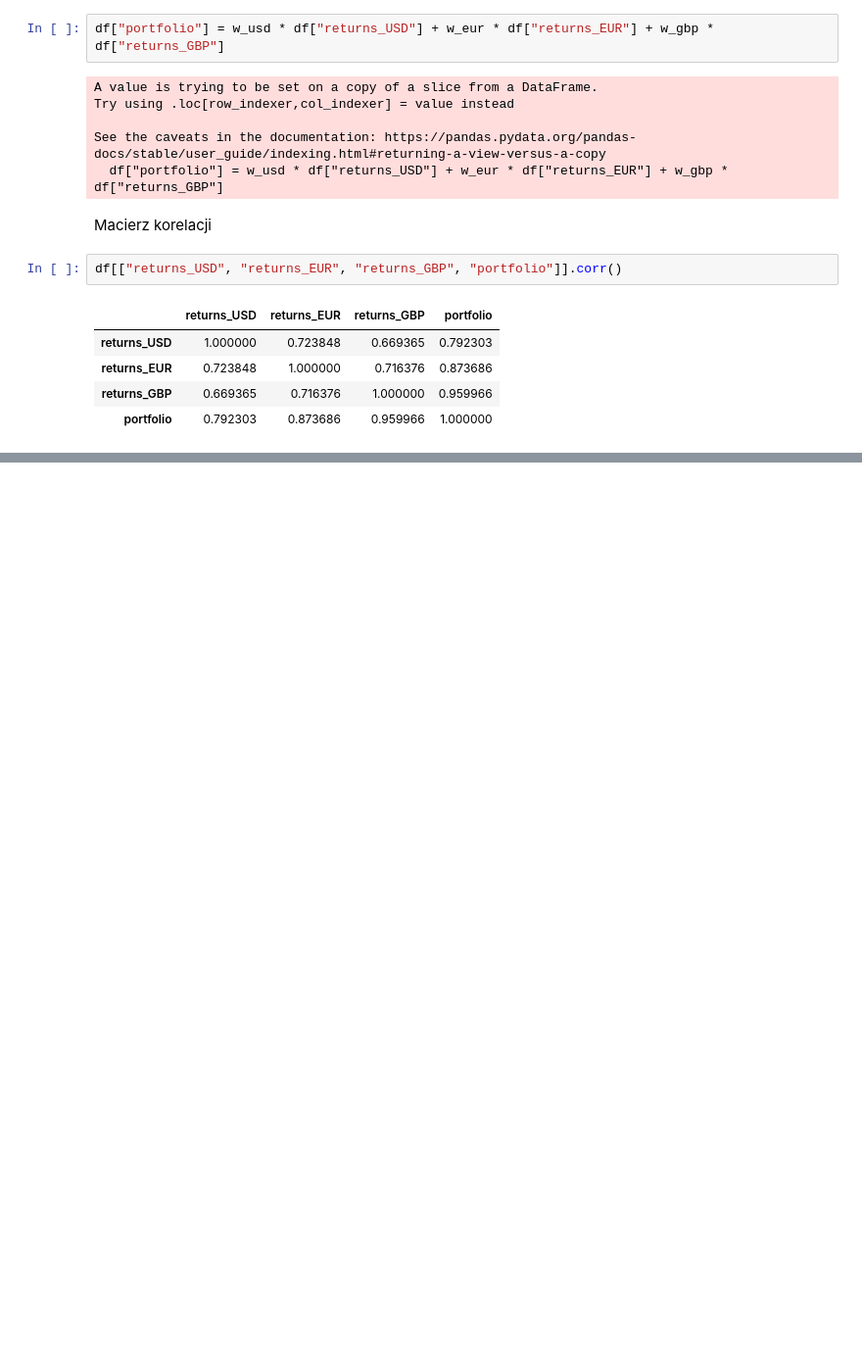
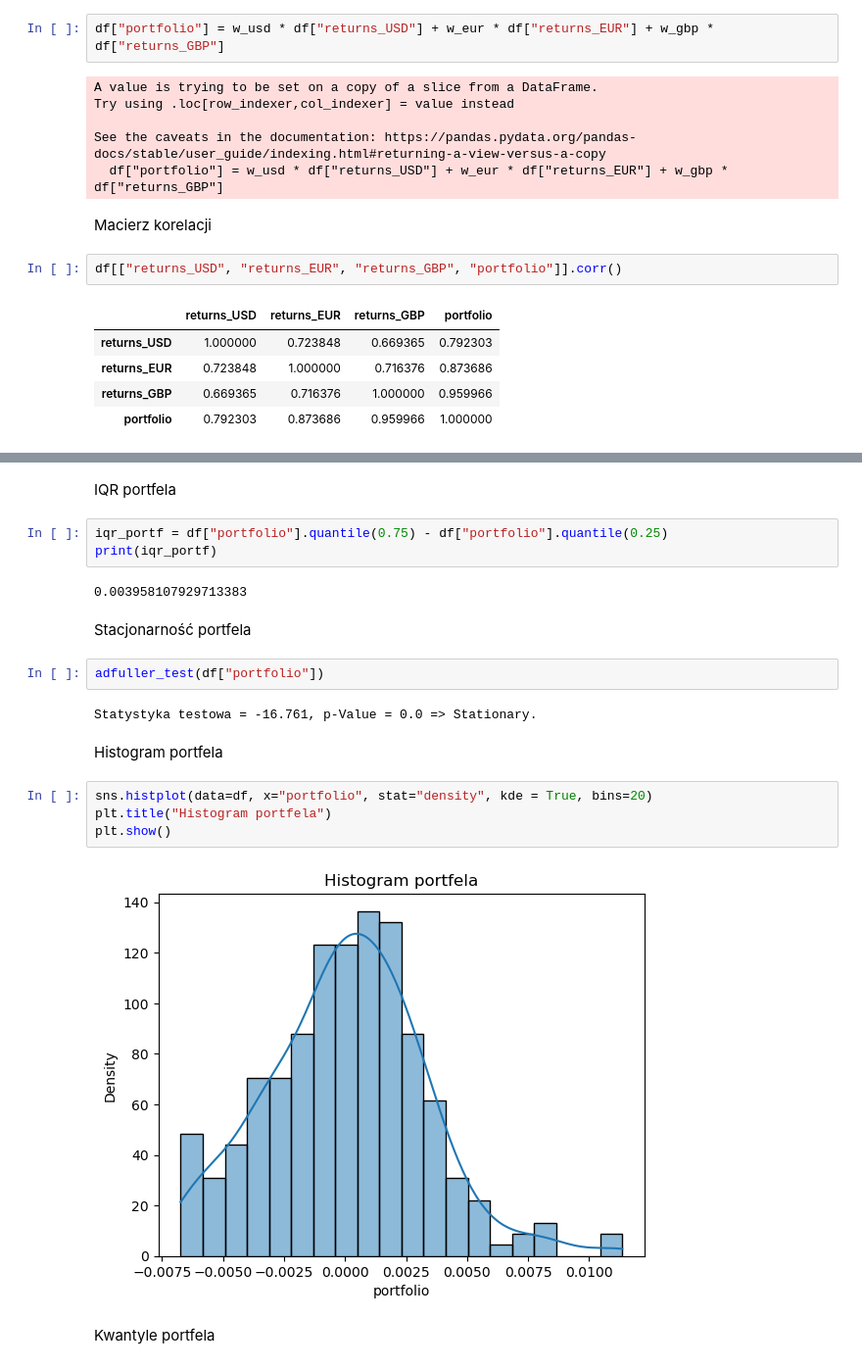
Before and after one commit to rafglo/Industry-Risk-Management, a Jupyter notebook: irm2.ipynb, the cells around one changed output, grey strips where cells are left out. Shown at 98% size. Cells and saved outputs as stored; diff of their text form; blank space fills up the shorter version.

Commit message:
portfel

```diff
--- a/irm2.ipynb
+++ b/irm2.ipynb
@@ -344,0 +386,23 @@ df[["returns_USD", "returns_EUR", "returns_GBP", "portfolio"]].corr()
+# %% [markdown]
+IQR portfela
+# %%
+iqr_portf = df["portfolio"].quantile(0.75) - df["portfolio"].quantile(0.25)
+print(iqr_portf)
+# %% [output]
+0.003958107929713383
+# %% [markdown]
+Stacjonarność portfela
+# %%
+adfuller_test(df["portfolio"])
+# %% [output]
+Statystyka testowa = -16.761, p-Value = 0.0 => Stationary.
+# %% [markdown]
+Histogram portfela
+# %%
+sns.histplot(data=df, x="portfolio", stat="density", kde = True, bins=20)
+plt.title("Histogram portfela")
+plt.show()
+# %% [output]
+[figure, added]
+# %% [markdown]
+Kwantyle portfela
```
Also changed, not shown: parts of 17 cells of this notebook.
